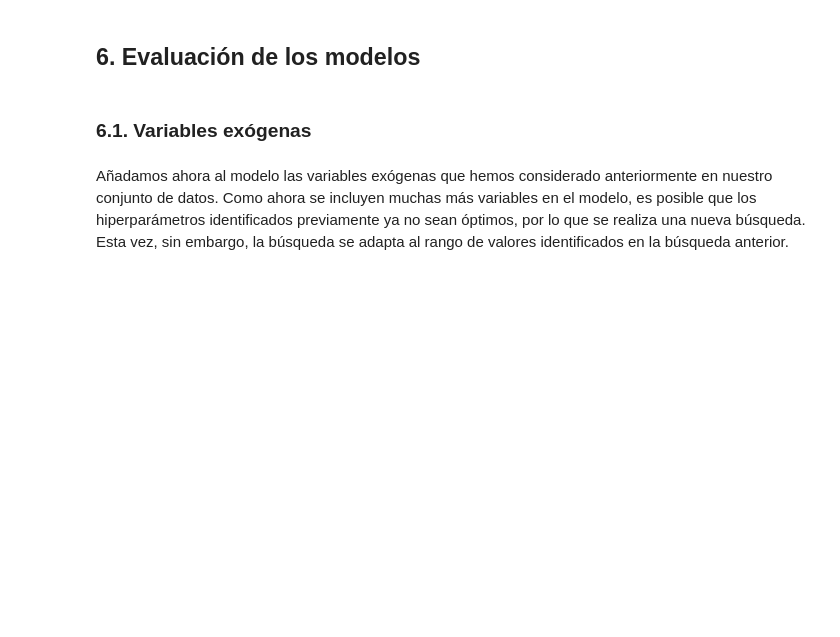
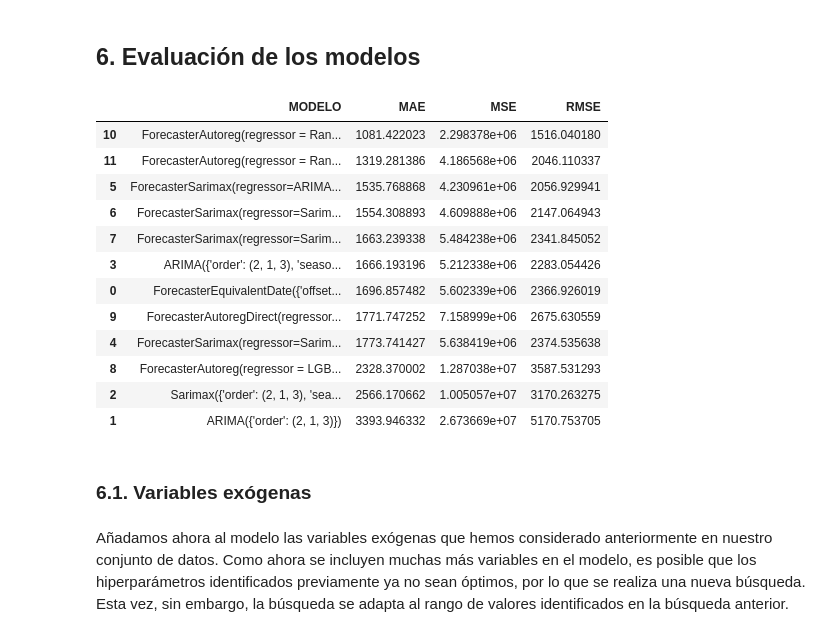
Before and after one commit to laaraapsg/tfm, a Jupyter notebook: 3_Caso_de_uso_1_CONSUMO.ipynb, the cells around one changed output. Drawn from its saved outputs; the diff is of its cells as text; code cells hidden in the pictures; blank space fills up the shorter version.

```diff
--- a/3_Caso_de_uso_1_CONSUMO.ipynb
+++ b/3_Caso_de_uso_1_CONSUMO.ipynb
@@ -810,6 +829,7 @@ Calculemos las predicciones con el modelo indicado por auto-ARIMA:
 # %%
 params = {
         'order': eval(results_auto_arima['order'][0]),
-        'seasonal_order': eval(results_auto_arima['seasonal_order'][0])
+        'seasonal_order': eval(results_auto_arima['seasonal_order'][0]),
+        'enforce_stationarity': False
     }
 forecaster = ForecasterSarimax(regressor=Sarimax(**params)) #,maxiter=200
@@ -1153,3 +1193,19 @@ tabla_comparacion_modelos.sort_values(by='MAE', ascending = True)
 tabla_comparacion_modelos.to_csv(f'/content/drive/MyDrive/TFM/tabla_comparacion_modelos_{variable}.csv')
+# %%
+tabla_comparacion_modelos
+# %% [output]
+|  | MODELO | MAE | MSE | RMSE |
+| 10 | ForecasterAutoreg(regressor = Ran... | 1081.422023 | 2.298378e+06 | 1516.040180 |
+| 11 | ForecasterAutoreg(regressor = Ran... | 1319.281386 | 4.186568e+06 | 2046.110337 |
+| 5 | ForecasterSarimax(regressor=ARIMA... | 1535.768868 | 4.230961e+06 | 2056.929941 |
+| 6 | ForecasterSarimax(regressor=Sarim... | 1554.308893 | 4.609888e+06 | 2147.064943 |
+| 7 | ForecasterSarimax(regressor=Sarim... | 1663.239338 | 5.484238e+06 | 2341.845052 |
+| 3 | ARIMA({'order': (2, 1, 3), 'seaso... | 1666.193196 | 5.212338e+06 | 2283.054426 |
+| 0 | ForecasterEquivalentDate({'offset... | 1696.857482 | 5.602339e+06 | 2366.926019 |
+| 9 | ForecasterAutoregDirect(regressor... | 1771.747252 | 7.158999e+06 | 2675.630559 |
+| 4 | ForecasterSarimax(regressor=Sarim... | 1773.741427 | 5.638419e+06 | 2374.535638 |
+| 8 | ForecasterAutoreg(regressor = LGB... | 2328.370002 | 1.287038e+07 | 3587.531293 |
+| 2 | Sarimax({'order': (2, 1, 3), 'sea... | 2566.170662 | 1.005057e+07 | 3170.263275 |
+| 1 | ARIMA({'order': (2, 1, 3)}) | 3393.946332 | 2.673669e+07 | 5170.753705 |
 # %% [markdown]
 ### 6.1. Variables exógenas
```
Also changed, not shown: parts of 29 cells of this notebook.
